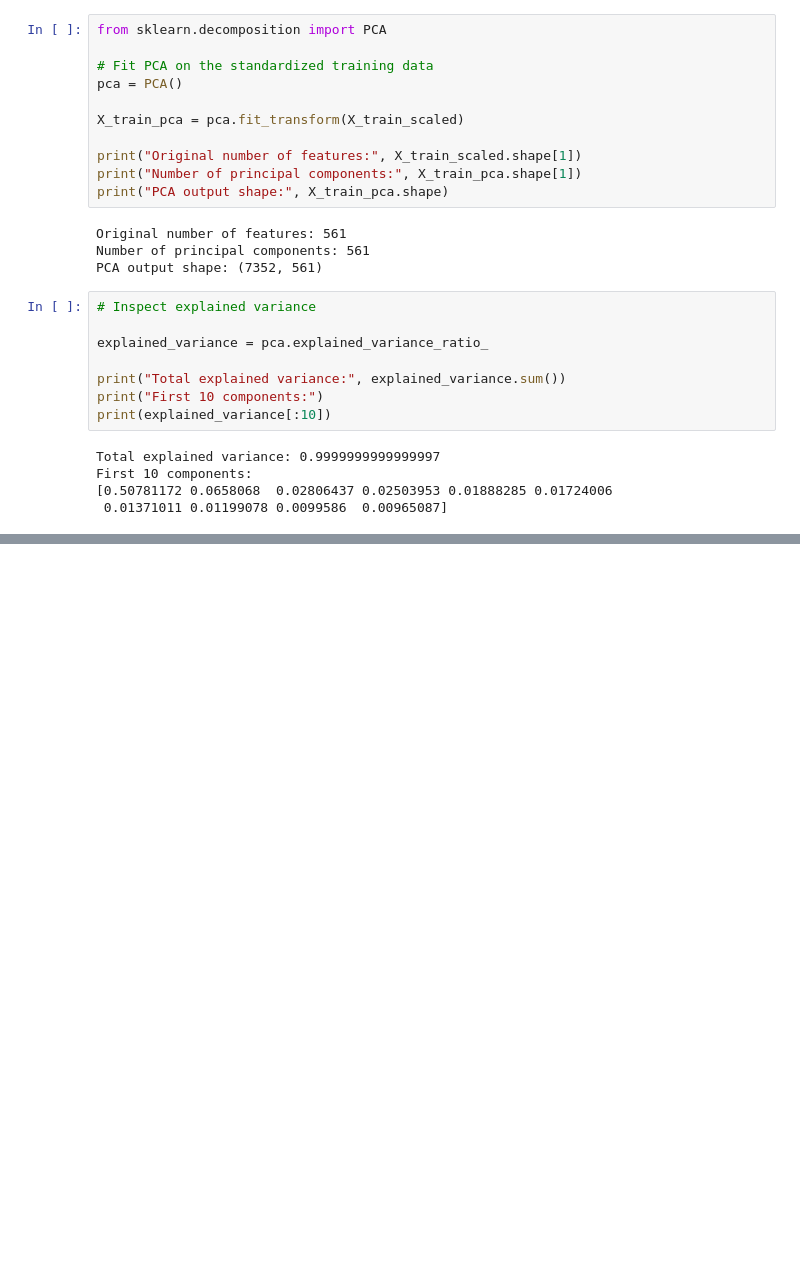
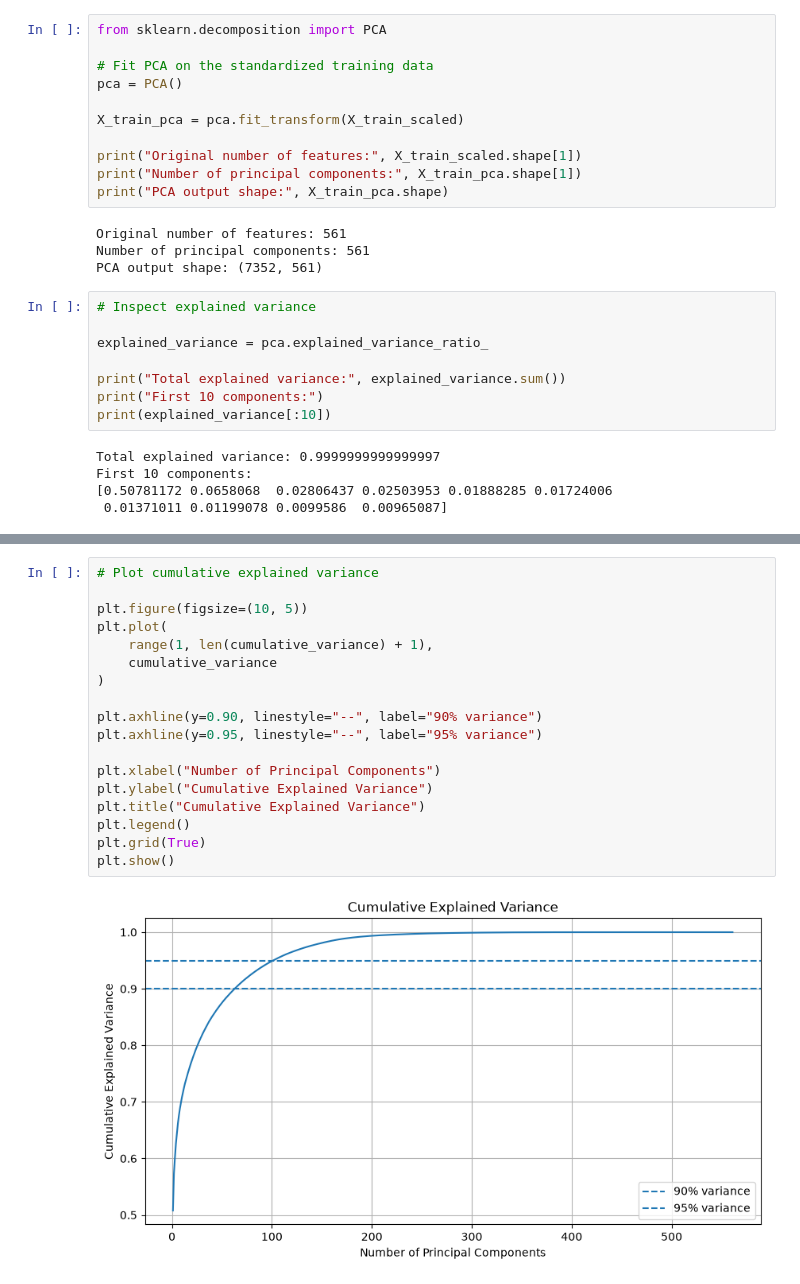
Before and after one commit to Debankumardas/Dimensionality-Reduction-Clustering, a Jupyter notebook: notebooks/dimensionality_reduction_clustering.ipynb, the cells around one changed output, grey strips where cells are left out. Drawn from its saved outputs; the diff is of its cells as text; blank space fills up the shorter version.

```diff
--- a/notebooks/dimensionality_reduction_clustering.ipynb
+++ b/notebooks/dimensionality_reduction_clustering.ipynb
@@ -256,0 +280,20 @@ First 10 components:
+# %%
+# Plot cumulative explained variance
+
+plt.figure(figsize=(10, 5))
+plt.plot(
+    range(1, len(cumulative_variance) + 1),
+    cumulative_variance
+)
+
+plt.axhline(y=0.90, linestyle="--", label="90% variance")
+plt.axhline(y=0.95, linestyle="--", label="95% variance")
+
+plt.xlabel("Number of Principal Components")
+plt.ylabel("Cumulative Explained Variance")
+plt.title("Cumulative Explained Variance")
+plt.legend()
+plt.grid(True)
+plt.show()
+# %% [output]
+[figure, added]
```
Also changed, not shown: parts of 2 cells of this notebook.
